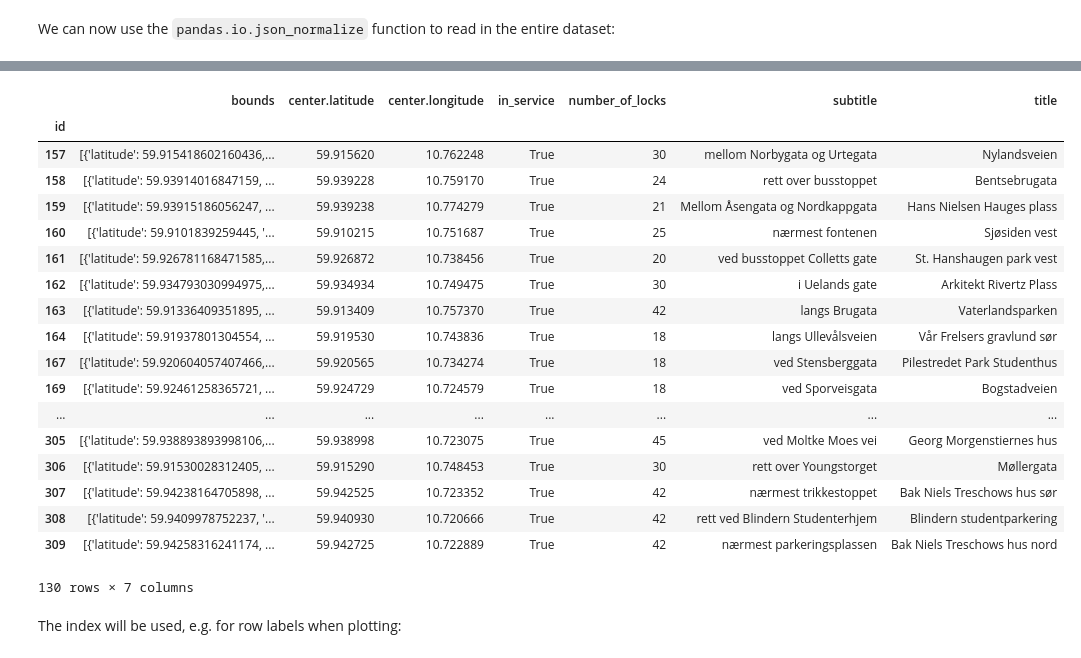
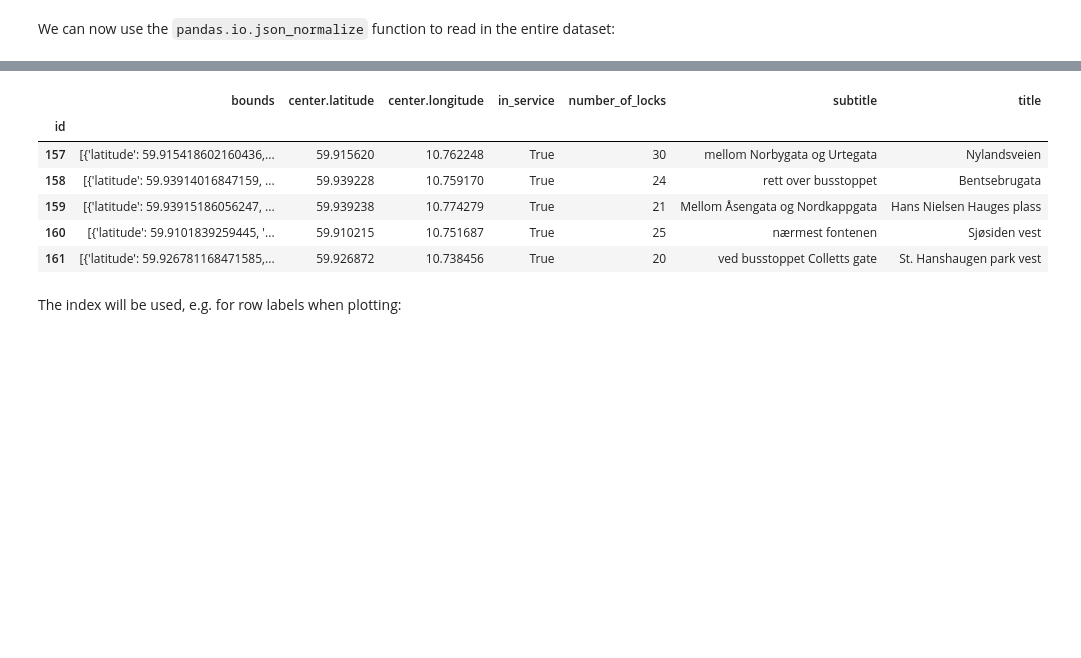
Before and after one commit to hvgab/UiO-INF3331.github.io, a Jupyter notebook: lectures/pandas/Pandas.ipynb, the cells around one changed output, grey strips where cells are left out. Cells and saved outputs as stored; diff of their text form; code cells hidden in the pictures; blank space fills up the shorter version.

```diff
--- a/lectures/pandas/Pandas.ipynb
+++ b/lectures/pandas/Pandas.ipynb
@@ -327,3 +238,0 @@ We are interested in the node `stations`, so let's extract this:
-# %%
-station_json = json_stations['stations']
-station_json
@@ -375,26 +260,14 @@ stations
 And before extracting data from the dataframe, it is good practice to assign a column with unique values as the index of the dataframe. For the stations DataFrame, the `id` column is a good choice:
 # %%
 stations = stations.set_index('id')
-stations
+stations.head()
 # %% [output]
 |  | bounds | center.latitude | center.longitude | in_service | number_of_locks | subtitle | title |
 | id |  |  |  |  |  |  |  |
 | 157 | [{'latitude': 59.915418602160436,... | 59.915620 | 10.762248 | True | 30 | mellom Norbygata og Urtegata | Nylandsveien |
 | 158 | [{'latitude': 59.93914016847159, ... | 59.939228 | 10.759170 | True | 24 | rett over busstoppet | Bentsebrugata |
 | 159 | [{'latitude': 59.93915186056247, ... | 59.939238 | 10.774279 | True | 21 | Mellom Åsengata og Nordkappgata | Hans Nielsen Hauges plass |
 | 160 | [{'latitude': 59.9101839259445, '... | 59.910215 | 10.751687 | True | 25 | nærmest fontenen | Sjøsiden vest |
 | 161 | [{'latitude': 59.926781168471585,... | 59.926872 | 10.738456 | True | 20 | ved busstoppet Colletts gate | St. Hanshaugen park vest |
-| 162 | [{'latitude': 59.934793030994975,... | 59.934934 | 10.749475 | True | 30 | i Uelands gate | Arkitekt Rivertz Plass |
-| 163 | [{'latitude': 59.91336409351895, ... | 59.913409 | 10.757370 | True | 42 | langs Brugata | Vaterlandsparken |
-| 164 | [{'latitude': 59.91937801304554, ... | 59.919530 | 10.743836 | True | 18 | langs Ullevålsveien | Vår Frelsers gravlund sør |
-| 167 | [{'latitude': 59.920604057407466,... | 59.920565 | 10.734274 | True | 18 | ved Stensberggata | Pilestredet Park Studenthus |
-| 169 | [{'latitude': 59.92461258365721, ... | 59.924729 | 10.724579 | True | 18 | ved Sporveisgata | Bogstadveien |
-| ... | ... | ... | ... | ... | ... | ... | ... |
-| 305 | [{'latitude': 59.938893893998106,... | 59.938998 | 10.723075 | True | 45 | ved Moltke Moes vei | Georg Morgenstiernes hus |
-| 306 | [{'latitude': 59.91530028312405, ... | 59.915290 | 10.748453 | True | 30 | rett over Youngstorget | Møllergata |
-| 307 | [{'latitude': 59.94238164705898, ... | 59.942525 | 10.723352 | True | 42 | nærmest trikkestoppet | Bak Niels Treschows hus sør |
-| 308 | [{'latitude': 59.9409978752237, '... | 59.940930 | 10.720666 | True | 42 | rett ved Blindern Studenterhjem | Blindern studentparkering |
-| 309 | [{'latitude': 59.94258316241174, ... | 59.942725 | 10.722889 | True | 42 | nærmest parkeringsplassen | Bak Niels Treschows hus nord |
-130 rows × 7 columns
 # %% [markdown]
 The index will be used, e.g. for row labels when plotting:
```
Also changed, not shown: parts of 119 cells of this notebook, 6 other files.
